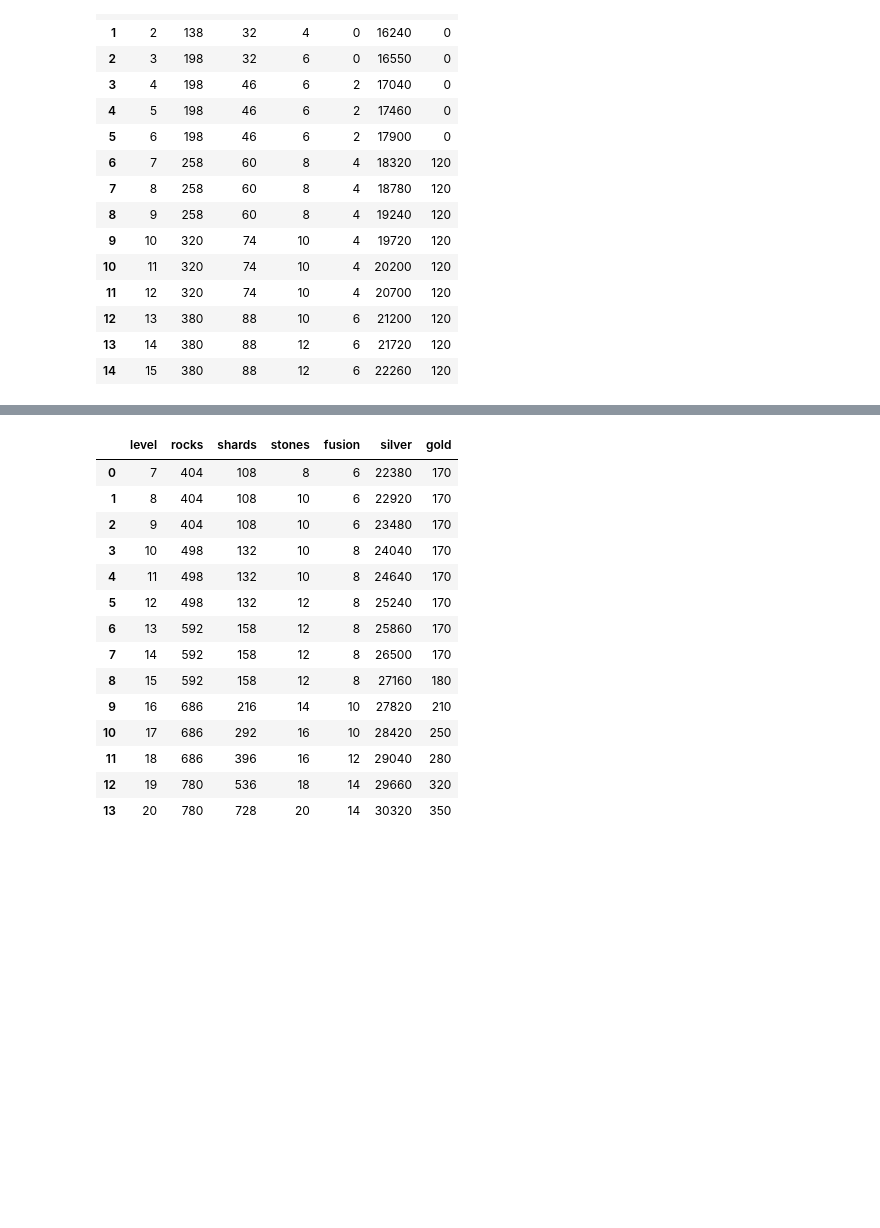
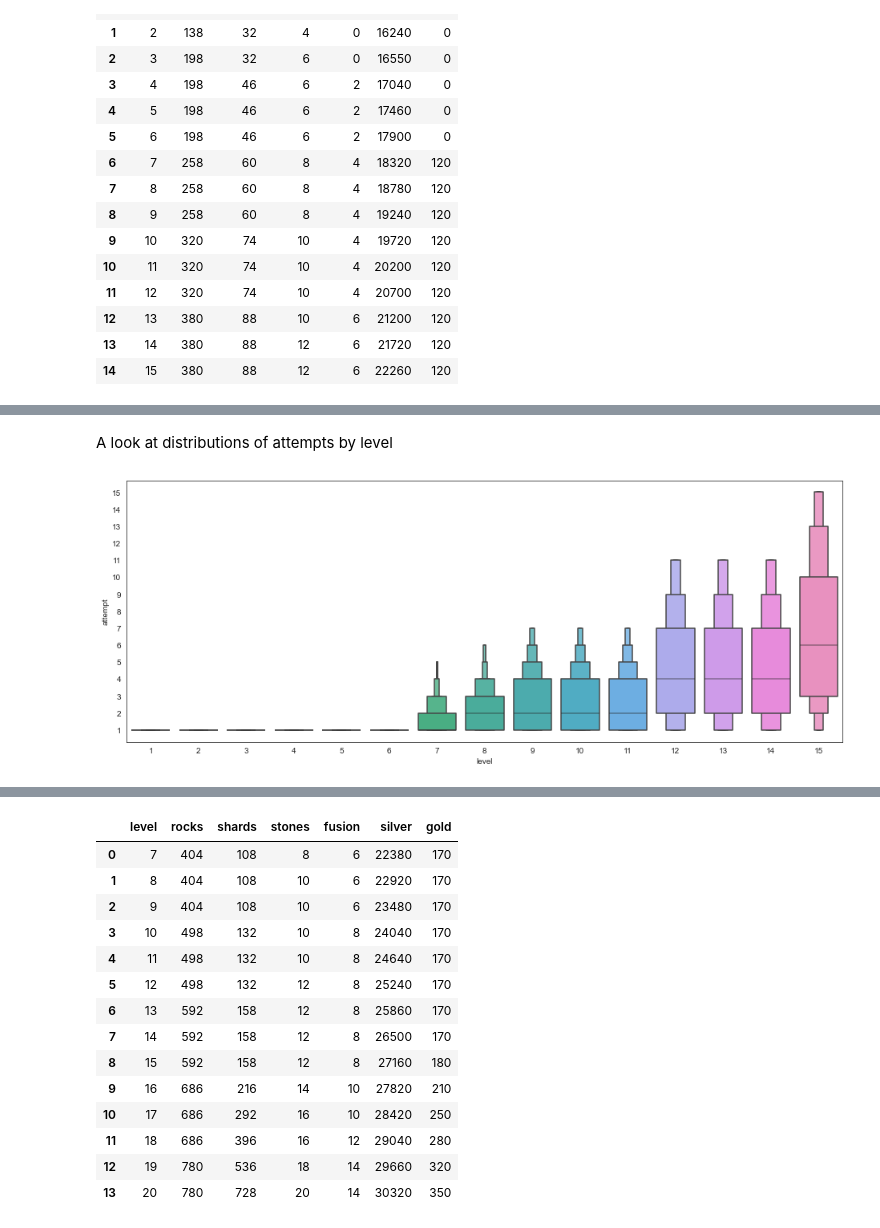
Before and after one commit to justinmooney/lost-ark-honing-analysis, a Jupyter notebook: analysis.ipynb, the cells around one changed output, grey strips where cells are left out. Saved outputs shown, nothing was run; the diff lists cells and outputs as text; code cells hidden in the pictures; blank space fills up the shorter version.

```diff
--- a/analysis.ipynb
+++ b/analysis.ipynb
@@ -13,0 +33,18 @@ resources = ['rocks', 'shards', 'stones', 'fusion', 'silver', 'gold']
+# %%
+def rates_table(p_table: pd.DataFrame, artisan_multiplier=0.465):
+    rates = []
+    for _, row in p_table.iterrows():
+        attempt = 0
+        artisan_rate = 0.00
+        success_rate = row.base_rate
+        increase_rate = row.base_rate * 0.1
+        while True:
+            attempt += 1
+            if artisan_rate >= 1 or success_rate >= 1:
+                break
+            rates.append((row.level, attempt, artisan_rate, success_rate))
+            artisan_rate = np.round(artisan_rate + artisan_multiplier * success_rate, 4)
+            success_rate = np.round(np.min([success_rate + increase_rate, 2 * row.base_rate]), 4)
+        rates.append((row.level, attempt, 1.0, 1.0))
+
+    return pd.DataFrame(rates, columns=('level', 'attempt', 'artisan_rate', 'success_rate'))
@@ -14,5 +53,5 @@ resources = ['rocks', 'shards', 'stones', 'fusion', 'silver', 'gold']
 # %%
-probabilities = pd.DataFrame(
+probs = pd.DataFrame(
     columns=('level', 'ilvl', 'base_rate'),
     data=[
         ( 1, 1304, 1.00),
@@ -32,7 +71,8 @@ probabilities = pd.DataFrame(
         (15, 1370, 0.10),
     ]
 )
-probabilities
+probs.level = probs.level.astype('int')
+probs
 # %% [output]
 |  | level | ilvl | base_rate |
 | 0 | 1 | 1304 | 1.00 |
@@ -739,0 +174,4 @@ probabilities
+# %%
+rates = rates_table(probs)
+rates.level = rates.level.astype('int')
+rates
@@ -739,0 +194,12 @@ probabilities
+# %%
+simulations = (
+    pd.concat([
+        rates.assign(trial=i+1)
+        for i in range(num_simulations)
+    ])
+    .assign(roll=np.random.uniform(size=rates.shape[0]*num_simulations))
+    .query('roll < success_rate')
+    .drop(['roll', 'success_rate'], axis=1)
+    .groupby(['trial', 'level'], as_index=False)
+    .first()
+)
@@ -739,0 +225,8 @@ probabilities
+# %% [markdown]
+A look at distributions of attempts by level
+# %%
+fig, ax = plt.subplots(figsize=(16,6))
+sb.boxenplot(data=simulations, x='level', y='attempt', ax=ax);
+ax.set_yticks(range(1, simulations.attempt.max()+1));
+# %% [output]
+[figure, added]
```
Also changed, not shown: parts of 186 cells of this notebook.
